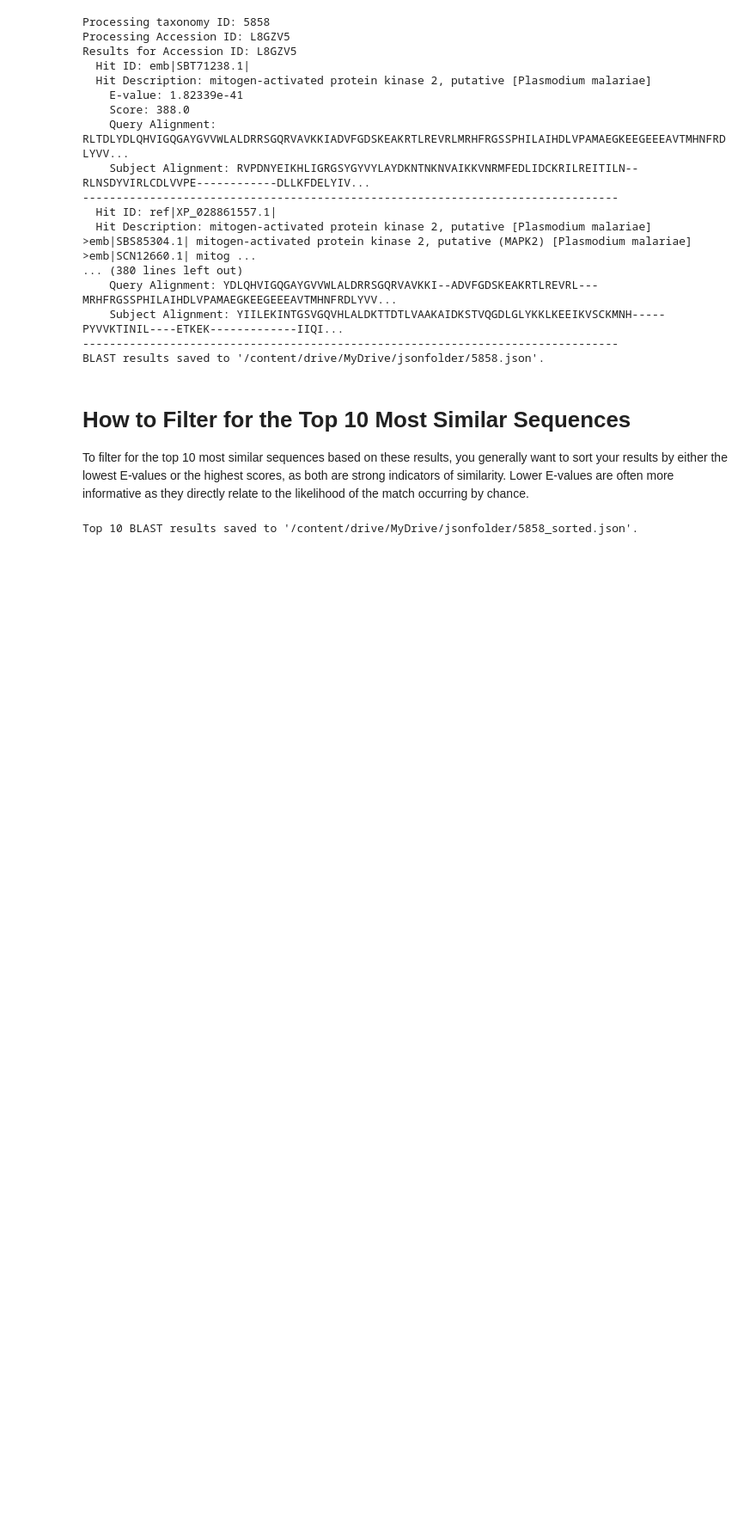
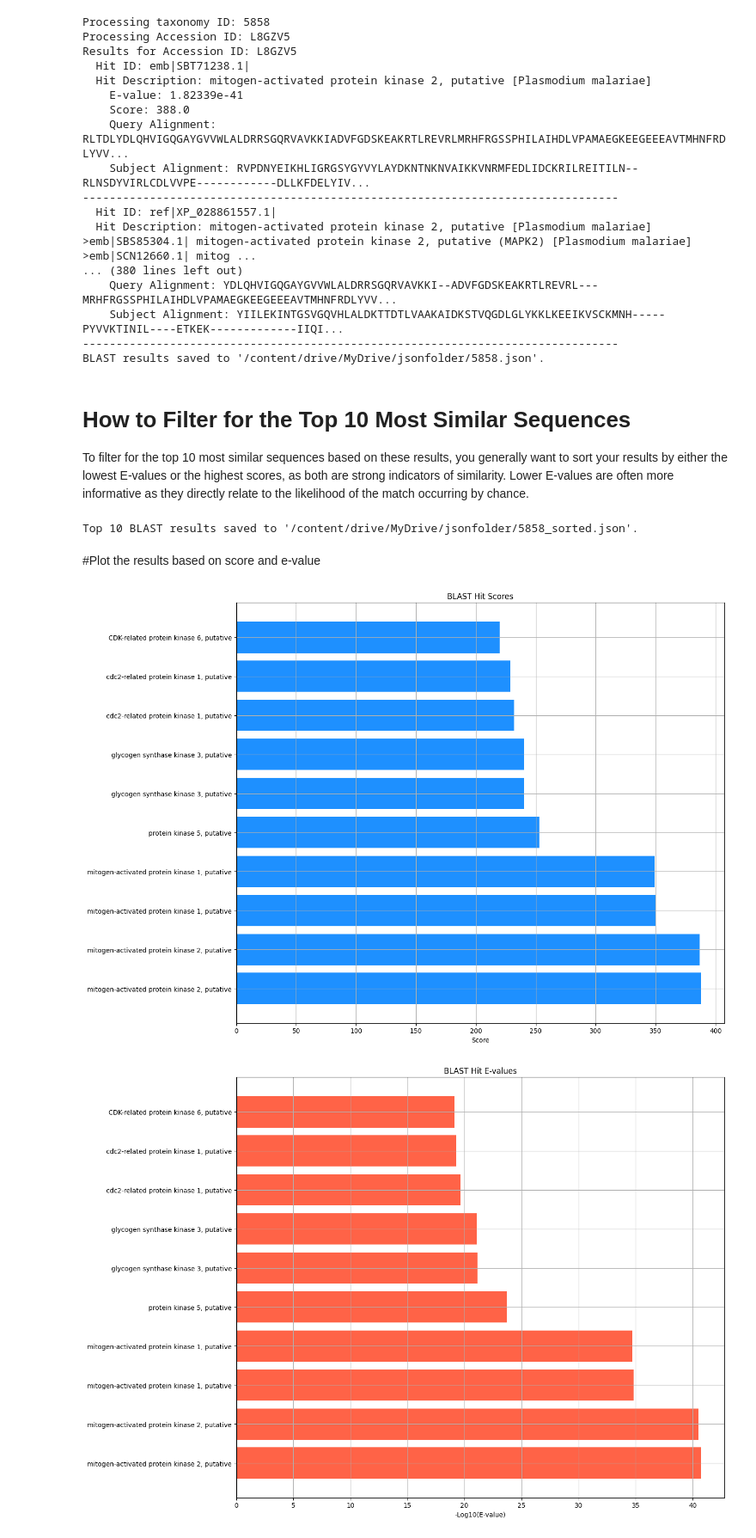
Before and after one commit to kattens/ChemBridge, a Jupyter notebook: Blast_Run.ipynb, the cells around one changed output. Shown at 86% size. Drawn from its saved outputs; the diff is of its cells as text; code cells hidden in the pictures; blank space fills up the shorter version.

Commit message:
Plots Added

```diff
--- a/Blast_Run.ipynb
+++ b/Blast_Run.ipynb
@@ -293,3 +292,5 @@ output_file_path = '/content/drive/MyDrive/jsonfolder/5858_sorted.json'
 sort_and_save_top_results(json_file_path, output_file_path)
 # %% [output]
 Top 10 BLAST results saved to '/content/drive/MyDrive/jsonfolder/5858_sorted.json'.
+# %% [markdown]
+#Plot the results based on score and e-value
@@ -295,0 +355,9 @@ Top 10 BLAST results saved to '/content/drive/MyDrive/jsonfolder/5858_sorted.jso
+# %%
+# Example usage
+json_file_path = '/content/drive/MyDrive/jsonfolder/5858_sorted.json'
+df = load_and_prepare_data(json_file_path)
+plot_scores(df)
+plot_e_values(df)
+# %% [output]
+[figure, added]
+[figure, added]
```
Also changed, not shown: parts of 2 cells of this notebook.
